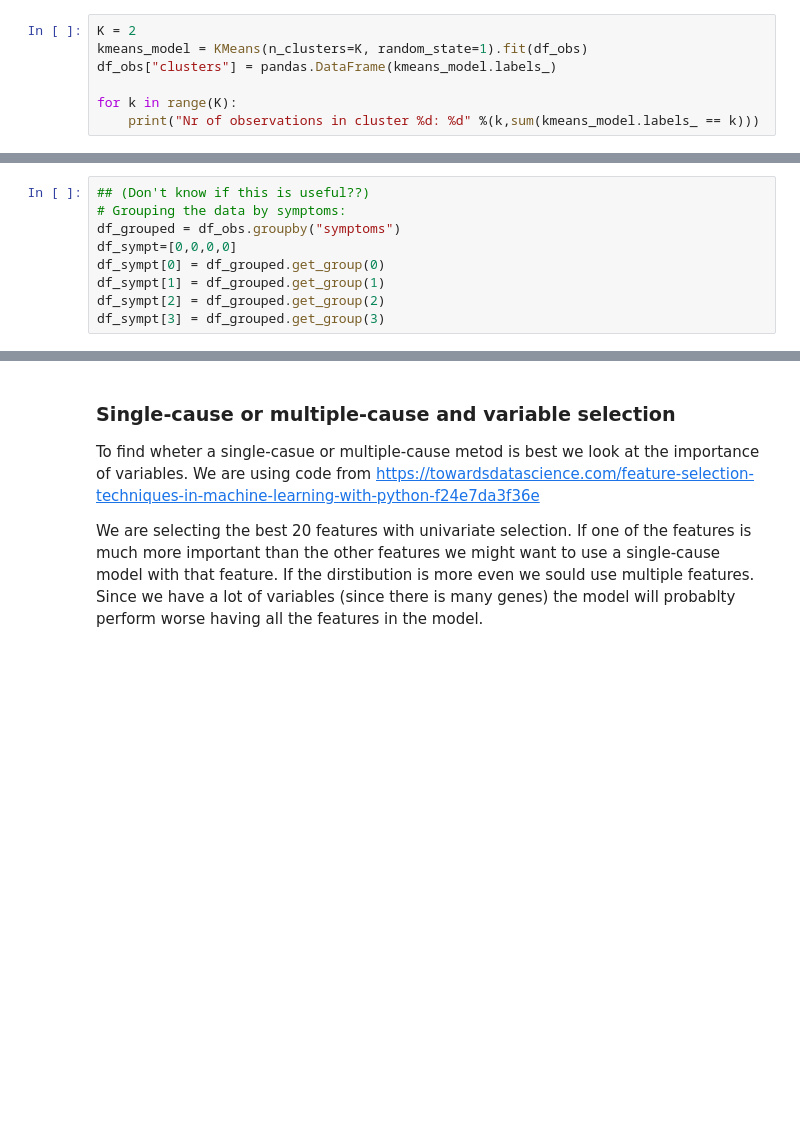
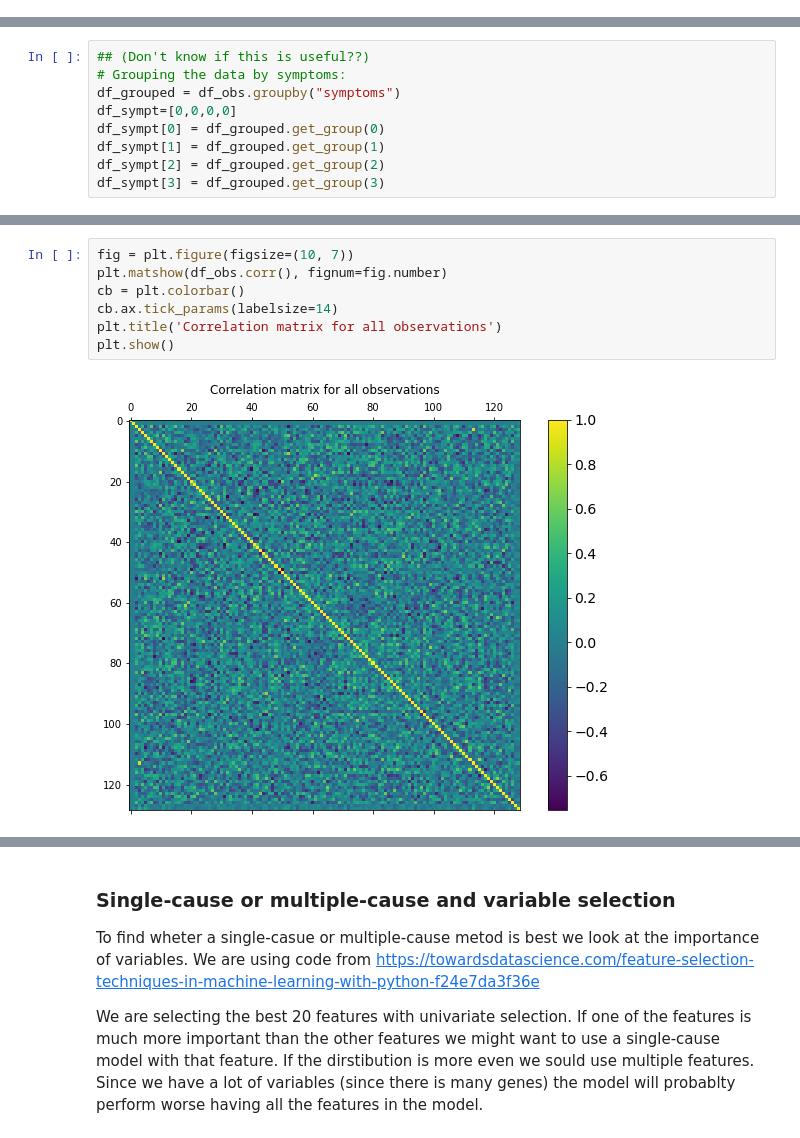
Before and after one commit to AdrianE92/ml-society-science, a Jupyter notebook: src/project-2/group9_part1.ipynb, the cells around one changed output, grey strips where cells are left out. Cells and saved outputs as stored; diff of their text form; blank space fills up the shorter version.

```diff
--- a/src/project-2/group9_part1.ipynb
+++ b/src/project-2/group9_part1.ipynb
@@ -125,7 +96,0 @@ When looking at the elbow score in the plot above, the threshold seems to be at.
-# %%
-K = 2
-kmeans_model = KMeans(n_clusters=K, random_state=1).fit(df_obs)
-df_obs["clusters"] = pandas.DataFrame(kmeans_model.labels_)
-
-for k in range(K):
-    print("Nr of observations in cluster %d: %d" %(k,sum(kmeans_model.labels_ == k)))
@@ -223,0 +170,9 @@ It appeares to be some differences in the gene observations for the different sy
+# %%
+fig = plt.figure(figsize=(10, 7))
+plt.matshow(df_obs.corr(), fignum=fig.number)
+cb = plt.colorbar()
+cb.ax.tick_params(labelsize=14)
+plt.title('Correlation matrix for all observations')
+plt.show()
+# %% [output]
+[figure, added]
```
Also changed, not shown: parts of 16 cells of this notebook.
